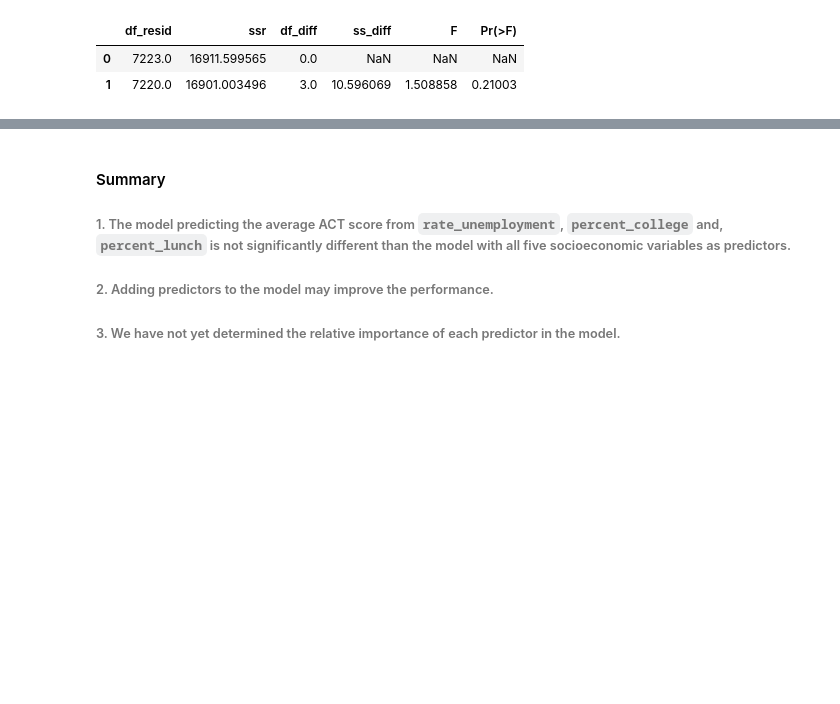
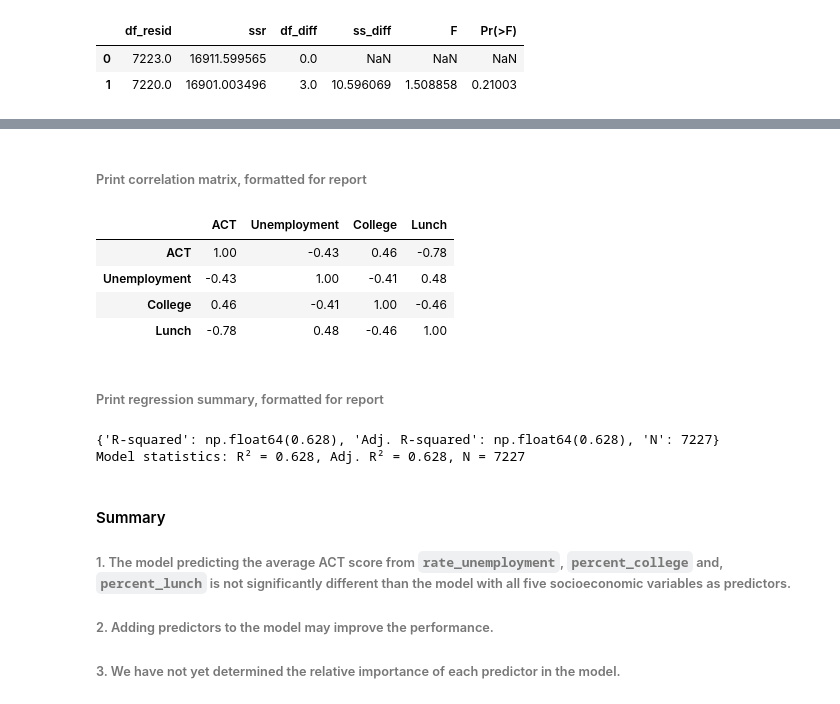
Before and after one commit to benjaminjonjessop/education, a Jupyter notebook: code/Education.ipynb, the cells around one changed output, grey strips where cells are left out. Saved outputs shown, nothing was run; the diff lists cells and outputs as text; code cells hidden in the pictures; blank space fills up the shorter version.

```diff
--- a/code/Education.ipynb
+++ b/code/Education.ipynb
@@ -1175,3 +1204,48 @@ anova_lm(model_reduced, model)
+# %% [markdown]
+###### Print correlation matrix, formatted for report
+# %%
+corr = df[['average_act', 'rate_unemployment', 'percent_college', 'percent_lunch']].corr().round(2)
+corr.to_csv('corr.csv')
+
+corr_formatted = corr.copy()
+corr_formatted.index = ['ACT', 'Unemployment', 'College', 'Lunch']
+corr_formatted.columns = ['ACT', 'Unemployment', 'College', 'Lunch']
+
+corr_formatted.to_csv('corr_formatted.csv')
+corr_formatted.style.background_gradient(cmap='Blues').format('{:.2f}')
+# %% [output]
+|  | ACT | Unemployment | College | Lunch |
+| ACT | 1.00 | -0.43 | 0.46 | -0.78 |
+| Unemployment | -0.43 | 1.00 | -0.41 | 0.48 |
+| College | 0.46 | -0.41 | 1.00 | -0.46 |
+| Lunch | -0.78 | 0.48 | -0.46 | 1.00 |
+# %% [markdown]
+###### Print regression summary, formatted for report
+# %%
+regression_table = model_reduced.summary2().tables[1].round(3)
+regression_table.to_csv('regression.csv')
+
+model_stats = {
+    "R-squared": round(model_reduced.rsquared, 3),
+    "Adj. R-squared": round(model_reduced.rsquared_adj, 3),
+    "N": int(model_reduced.nobs)
+}
+print(model_stats)
+
+reg_formatted = regression_table.reset_index()
+reg_formatted.columns = ['Predictor', 'Coefficient (β)', 'Std. Error', 't-Statistic', 'p-Value', '[0.025', '0.975]']
+reg_formatted = reg_formatted.round(3)
+
+reg_formatted = reg_formatted[['Predictor', 'Coefficient (β)', 'Std. Error', 't-Statistic', 'p-Value']]
+
+reg_formatted.to_csv('regression_formatted.csv', index=False)
+
+print(f"Model statistics: R² = {model_reduced.rsquared:.3f}, "
+      f"Adj. R² = {model_reduced.rsquared_adj:.3f}, "
+      f"N = {int(model_reduced.nobs)}")
+# %% [output]
+{'R-squared': np.float64(0.628), 'Adj. R-squared': np.float64(0.628), 'N': 7227}
+Model statistics: R² = 0.628, Adj. R² = 0.628, N = 7227
 # %% [markdown]
 #### Summary
 
```
Also changed, not shown: parts of 21 cells of this notebook, 4 other files.
